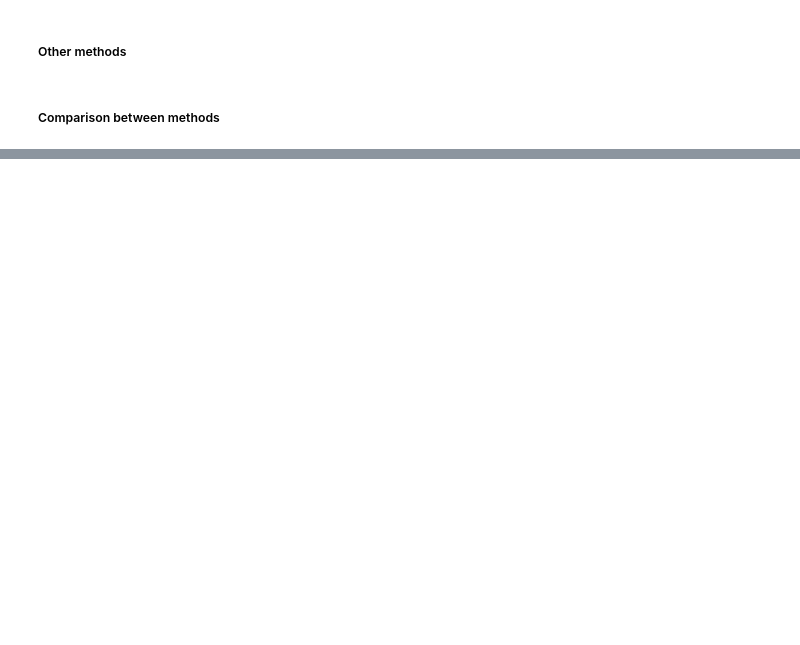
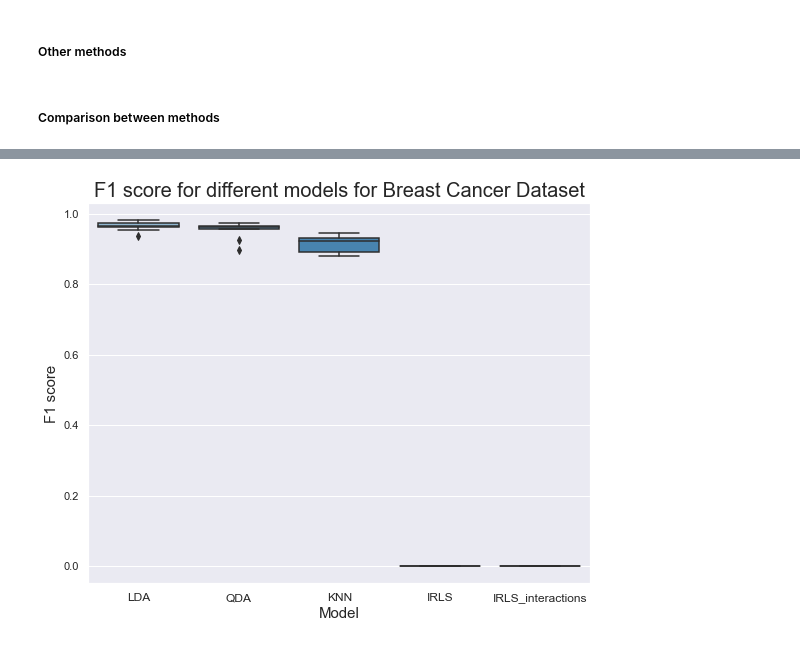
Before and after one commit to MaroonBlue/AML_Project1_IRLS, a Jupyter notebook: project_1_part3.ipynb, the cells around one changed output, grey strips where cells are left out. Saved outputs shown, nothing was run; the diff lists cells and outputs as text; code cells hidden in the pictures; blank space fills up the shorter version.

```diff
--- a/project_1_part3.ipynb
+++ b/project_1_part3.ipynb
@@ -200,0 +210,4 @@ fig_f1.set_xticklabels(['LDA', 'QDA', 'KNN', 'IRLS', 'IRLS_interactions'], fonts
+# %%
+make_boxplot(f1_all_breast, 'F1 score', 'Breast Cancer Dataset')
+# %% [output]
+[figure, added]
```
Also changed, not shown: parts of 20 cells of this notebook.
